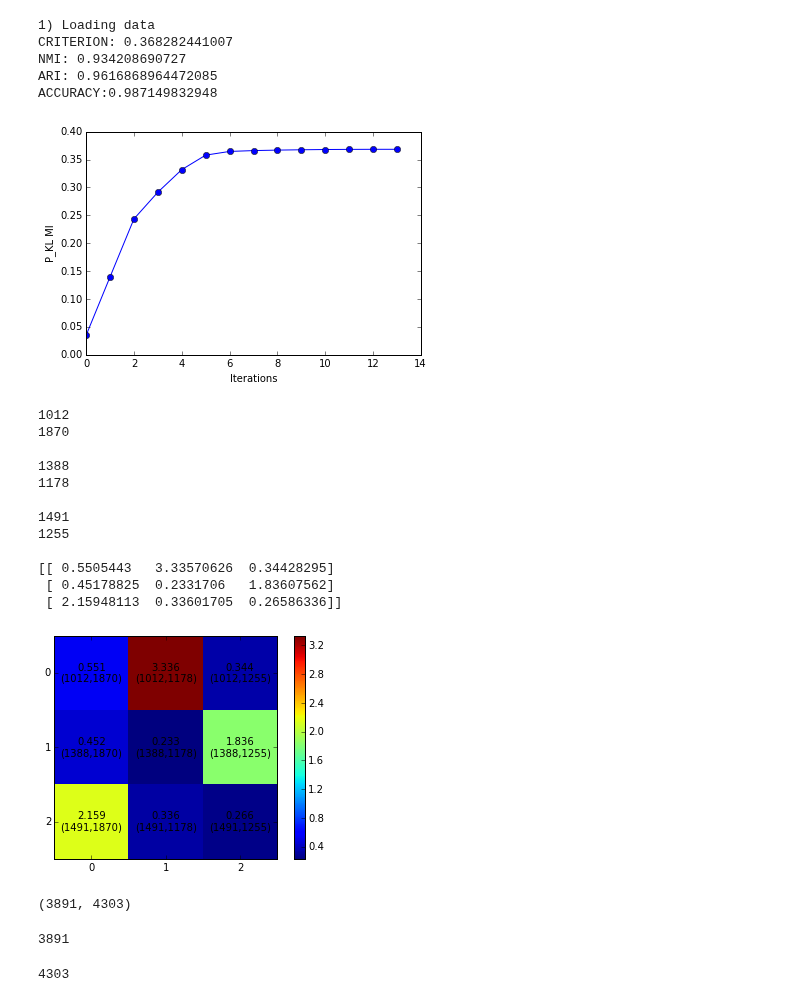
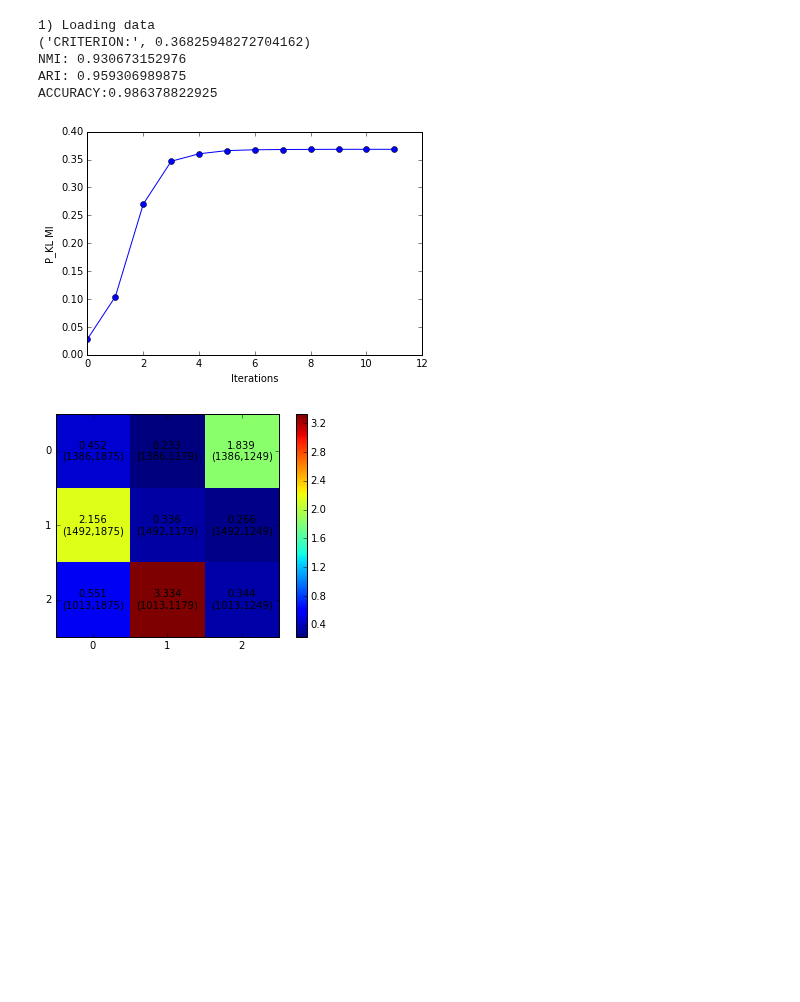
Before and after one commit to franrole/cclust_package, a Jupyter notebook: demo/demo-coclustinfo.ipynb, the cells around one changed output. Saved outputs shown, nothing was run; the diff lists cells and outputs as text; code cells hidden in the pictures; blank space fills up the shorter version.

```diff
--- a/demo/demo-coclustinfo.ipynb
+++ b/demo/demo-coclustinfo.ipynb
@@ -1,76 +1,40 @@
 # %%
 %matplotlib inline
-import matplotlib.pyplot as plt
-import numpy as np, scipy.sparse as sp, scipy.io as io
+import scipy.io as io
 from sklearn.metrics import confusion_matrix
-from coclust.CoclustSpecMod import CoclustSpecMod
-from coclust import CoclustInfo
-from imp import reload
-reload(CoclustInfo)
-from coclust.utils import evaluation
-reload(evaluation)
 from coclust.CoclustInfo import CoclustInfo
-from coclust.utils.evaluation import print_NMI_and_ARI, plot_convergence, print_accuracy, plot_confusion_matrix, plot_delta_kl
+from coclust.utils.evaluation import (print_NMI_and_ARI,
+                                      plot_convergence,
+                                      print_accuracy,
+                                      plot_delta_kl)
 # Retrieve the Classic3  document-term matrix from a matlab file
 print("1) Loading data")
 file_name = "../datasets/classic3.mat"
 matlab_dict = io.loadmat(file_name)
 X = matlab_dict['A']
 
 # Create and fit a model with 3 co-clusters
-model = CoclustInfo(n_row_clusters=3, n_col_clusters=3, n_init=4)
+model = CoclustInfo(n_row_clusters=3, n_col_clusters=3, n_init=4, random_state=0)
 model.fit(X)
 
 # Evaluate the results
-print("CRITERION:",model.criterion)
-true_row_labels=matlab_dict['labels'].flatten()
+print("CRITERION:", model.criterion)
+true_row_labels = matlab_dict['labels'].flatten()
 predicted_row_labels = model.row_labels_
-print_NMI_and_ARI( true_row_labels, predicted_row_labels)
-cm=confusion_matrix(true_row_labels,predicted_row_labels)
-print_accuracy(cm,X.shape[0],3)
+print_NMI_and_ARI(true_row_labels, predicted_row_labels)
+cm = confusion_matrix(true_row_labels, predicted_row_labels)
+print_accuracy(cm, X.shape[0], 3)
 
 # Show convergence
-plot_convergence(model.criterions, 'P_KL MI',marker='o')
+plot_convergence(model.criterions, 'P_KL MI', marker='o')
 
-# Show evaluation measures
-#plot_evaluation_measures(true_row_labels, predicted_row_labels, cm,X.shape[0],3)
-
-for i in range(3) :
-    print(len(model.get_row_indices(i)))
-    print(len(model.get_col_indices(i)))
-    print()
 
 plot_delta_kl(model.delta_kl_, model)
-print(model.delta_kl_)
 # %% [output]
 1) Loading data
-CRITERION: 0.368282441007
-NMI: 0.934208690727
-ARI: 0.9616868964472085
-ACCURACY:0.987149832948
+('CRITERION:', 0.36825948272704162)
+NMI: 0.930673152976
+ARI: 0.959306989875
+ACCURACY:0.986378822925
-[figure, old version]
+[figure, new version]
-1012
-1870
-
-1388
-1178
-
-1491
-1255
-
-[[ 0.5505443   3.33570626  0.34428295]
- [ 0.45178825  0.2331706   1.83607562]
- [ 2.15948113  0.33601705  0.26586336]]
-[figure, old version]
+[figure, new version]
-# %%
-X.shape
-# %% [output]
-(3891, 4303)
-# %%
-1384 + 1013 + 1494
-# %% [output]
-3891
-# %%
-1247 + 1878 + 1178
-# %% [output]
-4303
```
Also changed, not shown: 4 other files.
